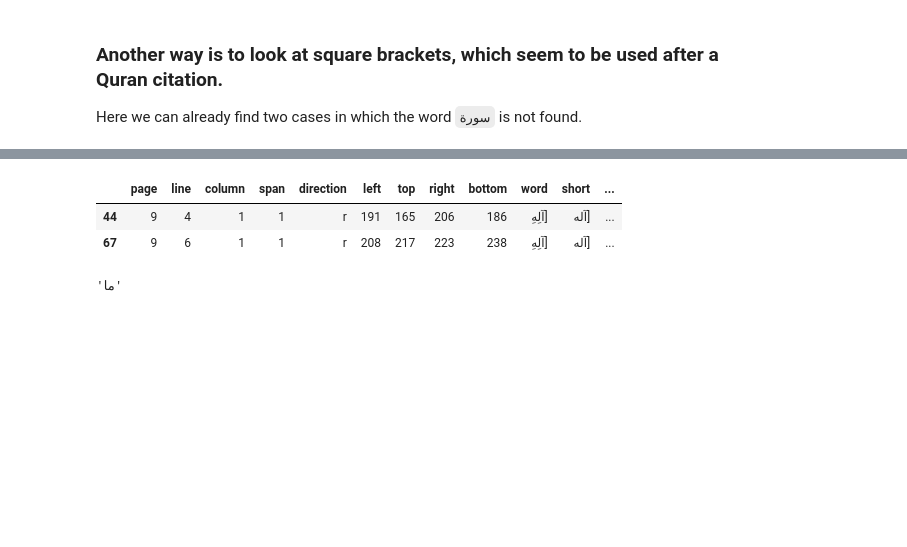
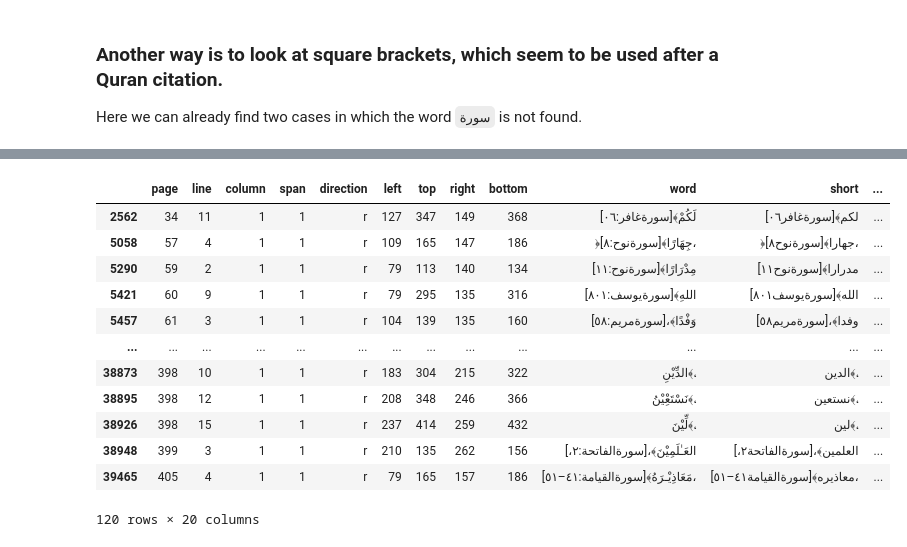
Before and after one commit to among/fusus, a Jupyter notebook: fusust-text-laboratory/TaggingQuranCitations.ipynb, the cells around one changed output, grey strips where cells are left out. Saved outputs shown, nothing was run; the diff lists cells and outputs as text; code cells hidden in the pictures; blank space fills up the shorter version.

```diff
--- a/fusust-text-laboratory/TaggingQuranCitations.ipynb
+++ b/fusust-text-laboratory/TaggingQuranCitations.ipynb
@@ -11,7 +12,8 @@ import arabicABC as abc
 fusus = pd.read_csv('fusus.csv', dtype={"page":int, "line":int, "column":int, "span":int, "direction": str,
                                         "left":"Int64", "top":"Int64", "right":"Int64", "bottom":"Int64",
                                         "word":str, "short":str, "haspunct":str, "punctAfter":str, "punctBefore":str,
-                                        "QunawiMS":str, "poetryMeter":str, "poetryVerse":"Int64", "fass":"Int64", "lwcvl":str, "quran":str})
+                                        "QunawiMS":str, "poetryMeter":str, "poetryVerse":"Int64", "fass":"Int64", "lwcvl":str,
+                                        "quran":str})
 fusus.word = fusus.word.fillna('')
 fusus.short = fusus.short.fillna('')
 fusus.haspunct = fusus.haspunct.fillna('')
@@ -91,4 +93,5 @@ chapterPages = fusus.groupby(['fass']).first().page.tolist()
 # %%
-for i in range(40952,41119):
-    fusus.iloc[i, fusus.columns.get_loc("word")] = ""
-    fusus.iloc[i, fusus.columns.get_loc("short")] = ""
+# for i in range(400):
+#     fusus.iloc[endwords[i], fusus.columns.get_loc("quran")] = str(suraNumber[i])+":"+str(verseNumber[i])
+#     fusus.iloc[endwords[i], fusus.columns.get_loc("word")] = fusus.iloc[endwords[i]].word.split("[")[0]
+#     fusus.iloc[endwords[i], fusus.columns.get_loc("short")] = fusus.iloc[endwords[i]].word.split("[")[0]
@@ -111,7 +97,0 @@ fusus[fusus.short=="فحققت"]
-# %%
-
-fusus.iloc[39000, fusus.columns.get_loc("poetryVerse")] = 1
-fusus.iloc[39000, fusus.columns.get_loc("poetryMeter")] = fusus.iloc[38999, fusus.columns.get_loc("word")]
-
-fusus.iloc[38999, fusus.columns.get_loc("word")] = ""
-fusus.iloc[38999, fusus.columns.get_loc("short")] = ""
@@ -119,0 +130,6 @@ fusus.to_csv('fusus.csv',index=False)
+# %%
+fusus.iloc[38963, fusus.columns.get_loc("word")] += fusus.iloc[38964, fusus.columns.get_loc("word")]
+fusus.iloc[38963, fusus.columns.get_loc("short")] += fusus.iloc[38964, fusus.columns.get_loc("short")]
+fusus.iloc[38963, fusus.columns.get_loc("haspunct")] += fusus.iloc[38964, fusus.columns.get_loc("haspunct")]
+fusus.iloc[38964, fusus.columns.get_loc("word")] = ""
+fusus.iloc[38964, fusus.columns.get_loc("short")] = ""
@@ -183,10 +239,16 @@ fusus.haspunct.unique().tolist()
 # %%
-fusus[(fusus.short.str.contains(pat="آله]"))]
+fusus[(fusus.quran=="")&(fusus.word.str.contains(pat=abc.QURANCLOSE))]
 # %% [output]
 |  | page | line | column | span | direction | left | top | right | bottom | word | short | ... |
-| 44 | 9 | 4 | 1 | 1 | r | 191 | 165 | 206 | 186 | آلِهِ] | آله] | ... |
-| 67 | 9 | 6 | 1 | 1 | r | 208 | 217 | 223 | 238 | آلِهِ] | آله] | ... |
+| 2562 | 34 | 11 | 1 | 1 | r | 127 | 347 | 149 | 368 | لَكُمْ﴾[سورةغافر:٠٦] | لكم﴾[سورةغافر٠٦] | ... |
+| 5058 | 57 | 4 | 1 | 1 | r | 109 | 165 | 147 | 186 | ﴿جِهَارًا﴾[سورةنوح:٨]، | ﴿جهارا﴾[سورةنوح٨]، | ... |
+| 5290 | 59 | 2 | 1 | 1 | r | 79 | 113 | 140 | 134 | مِدْرَارًا﴾[سورةنوح:١١] | مدرارا﴾[سورةنوح١١] | ... |
+| 5421 | 60 | 9 | 1 | 1 | r | 79 | 295 | 135 | 316 | اللهِ﴾[سورةيوسف:٨٠١] | الله﴾[سورةيوسف٨٠١] | ... |
+| 5457 | 61 | 3 | 1 | 1 | r | 104 | 139 | 135 | 160 | وَفْدًا﴾،[سورةمريم:٥٨] | وفدا﴾،[سورةمريم٥٨] | ... |
+| ... | ... | ... | ... | ... | ... | ... | ... | ... | ... | ... | ... | ... |
+| 38873 | 398 | 10 | 1 | 1 | r | 183 | 304 | 215 | 322 | الدِّيْنِ﴾، | الدين﴾، | ... |
+| 38895 | 398 | 12 | 1 | 1 | r | 208 | 348 | 246 | 366 | نَسْتَعِْيْنُ﴾، | نستعين﴾، | ... |
+| 38926 | 398 | 15 | 1 | 1 | r | 237 | 414 | 259 | 432 | لِّيْنَ﴾، | لين﴾، | ... |
+| 38948 | 399 | 3 | 1 | 1 | r | 210 | 135 | 262 | 156 | العَـٰلَمِيْنَ﴾،[سورةالفاتحة:٢،] | العلمين﴾،[سورةالفاتحة٢،] | ... |
+| 39465 | 405 | 4 | 1 | 1 | r | 79 | 165 | 157 | 186 | مَعَاذِيْـرَهُ﴾[سورةالقيامة:٤١–٥١]، | معاذيره﴾[سورةالقيامة٤١–٥١]، | ... |
+120 rows × 20 columns
-# %%
-fusus.iloc[6788, fusus.columns.get_loc("short")]
-# %% [output]
-'ما'
```
Also changed, not shown: parts of 54 cells of this notebook, 6 other files.
